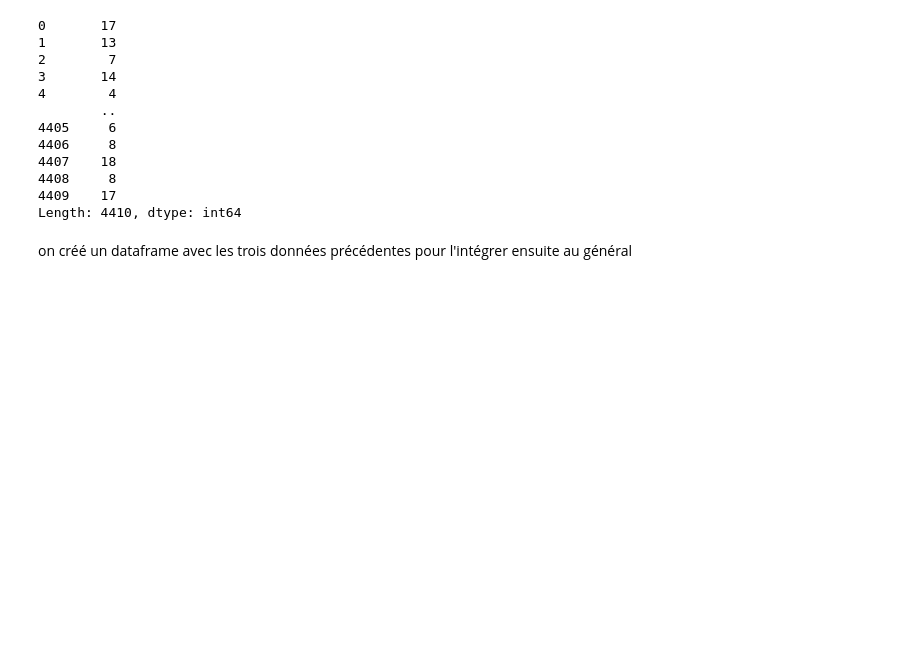
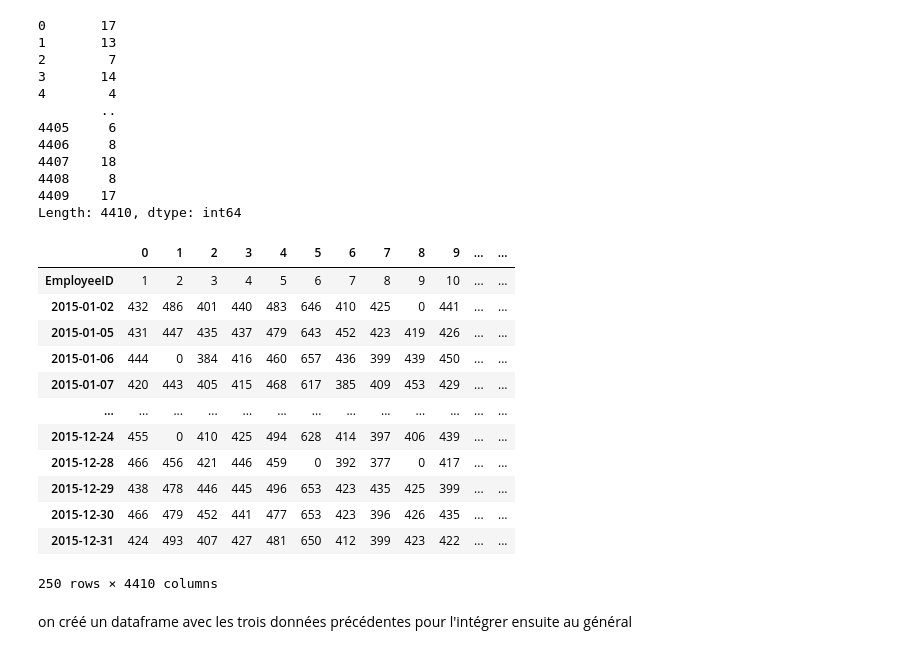
Before and after one commit to Veyesd/rh-analysis, a Jupyter notebook: rh_analysis.ipynb, the cells around one changed output. Drawn from its saved outputs; the diff is of its cells as text; code cells hidden in the pictures; blank space fills up the shorter version.

```diff
--- a/rh_analysis.ipynb
+++ b/rh_analysis.ipynb
@@ -578,6 +589,24 @@ calcul de l'**absentéisme**
 4408     8
 4409    17
 Length: 4410, dtype: int64
+# %%
+df_time_transposed = df_time.T
+df_time_transposed.to_csv(r"/content/drive/MyDrive/projet_Fin/df_time_transposed.csv", index=False)
+df_time_transposed
+# %% [output]
+|  | 0 | 1 | 2 | 3 | 4 | 5 | 6 | 7 | 8 | 9 | ... | ... |
+| EmployeeID | 1 | 2 | 3 | 4 | 5 | 6 | 7 | 8 | 9 | 10 | ... | ... |
+| 2015-01-02 | 432 | 486 | 401 | 440 | 483 | 646 | 410 | 425 | 0 | 441 | ... | ... |
+| 2015-01-05 | 431 | 447 | 435 | 437 | 479 | 643 | 452 | 423 | 419 | 426 | ... | ... |
+| 2015-01-06 | 444 | 0 | 384 | 416 | 460 | 657 | 436 | 399 | 439 | 450 | ... | ... |
+| 2015-01-07 | 420 | 443 | 405 | 415 | 468 | 617 | 385 | 409 | 453 | 429 | ... | ... |
+| ... | ... | ... | ... | ... | ... | ... | ... | ... | ... | ... | ... | ... |
+| 2015-12-24 | 455 | 0 | 410 | 425 | 494 | 628 | 414 | 397 | 406 | 439 | ... | ... |
+| 2015-12-28 | 466 | 456 | 421 | 446 | 459 | 0 | 392 | 377 | 0 | 417 | ... | ... |
+| 2015-12-29 | 438 | 478 | 446 | 445 | 496 | 653 | 423 | 435 | 425 | 399 | ... | ... |
+| 2015-12-30 | 466 | 479 | 452 | 441 | 477 | 653 | 423 | 396 | 426 | 435 | ... | ... |
+| 2015-12-31 | 424 | 493 | 407 | 427 | 481 | 650 | 412 | 399 | 423 | 422 | ... | ... |
+250 rows × 4410 columns
 # %% [markdown]
 on créé un dataframe avec les trois données précédentes pour l'intégrer ensuite au général
 # %%
```
Also changed, not shown: parts of 21 cells of this notebook.
